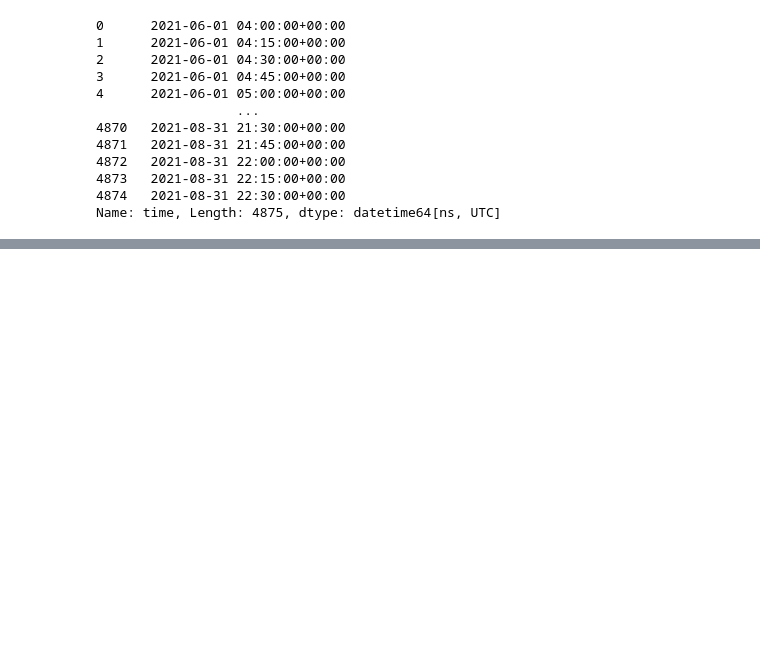
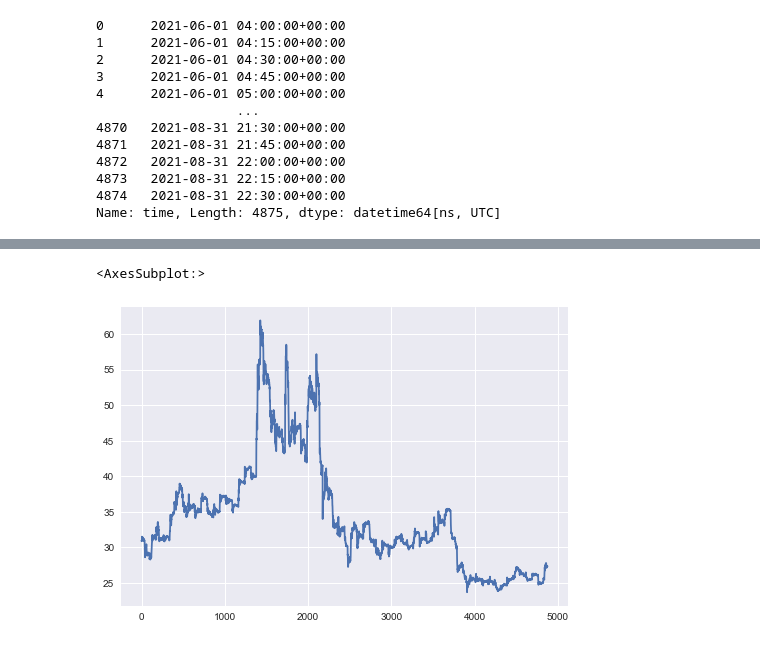
Before and after one commit to TheCopyNinjaDev/SHAMAN, a Jupyter notebook: notebooks/orbit.ipynb, the cells around one changed output, grey strips where cells are left out. Drawn from its saved outputs; the diff is of its cells as text; code cells hidden in the pictures; blank space fills up the shorter version.

```diff
--- a/notebooks/orbit.ipynb
+++ b/notebooks/orbit.ipynb
@@ -62,0 +47,5 @@ To run all diagnostics call pystan.check_hmc_diagnostics(fit)
+# %%
+dfs[3]['price'].plot()
+# %% [output]
+<AxesSubplot:>
+[figure, added]
```
Also changed, not shown: parts of 3 cells of this notebook.
